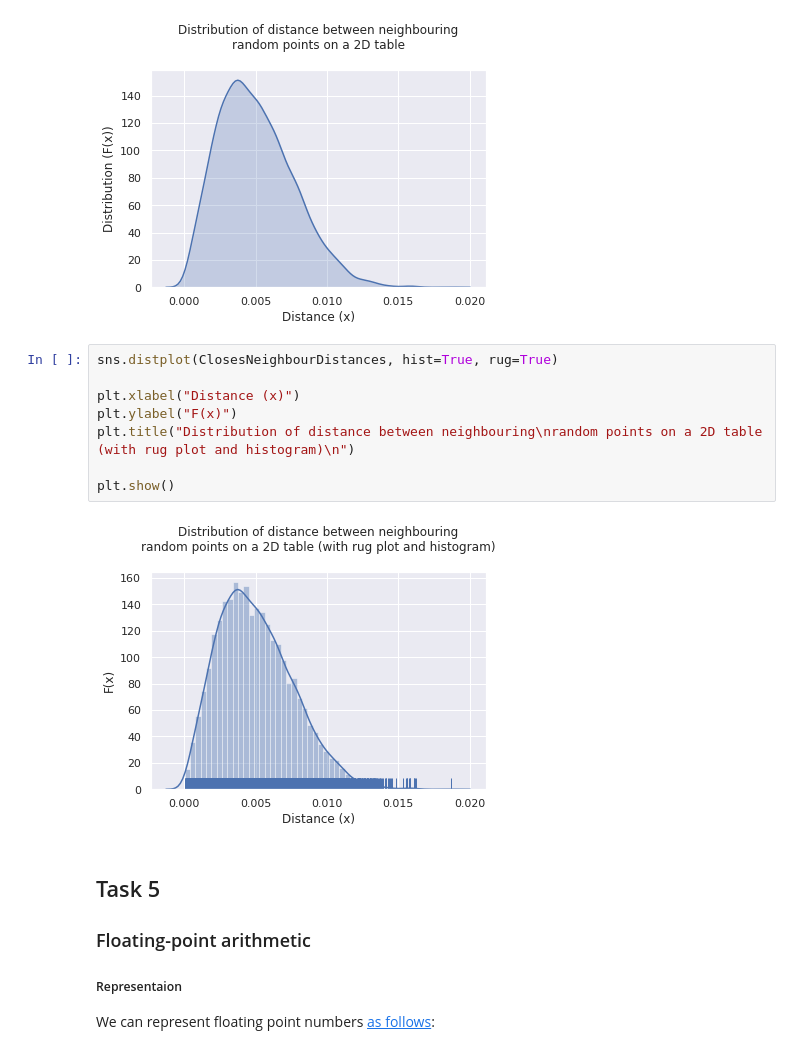
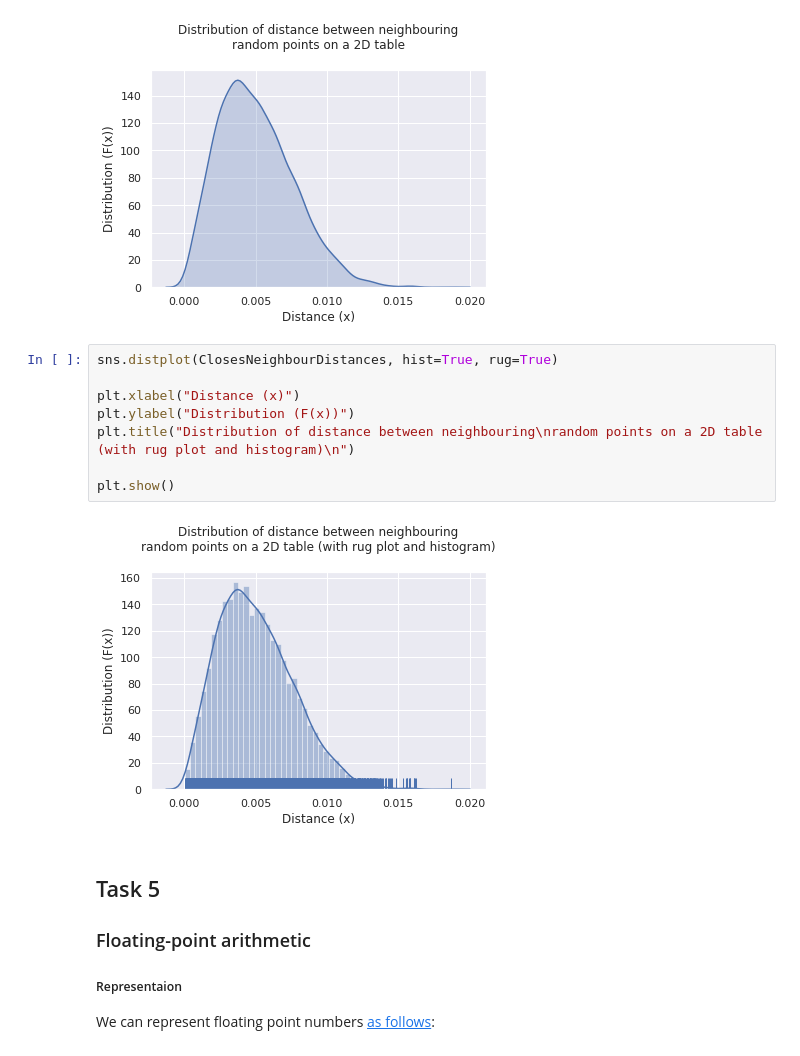
Before and after one commit to masterdesky/ELTE-signal-processing-2018, a Jupyter notebook: 1. feladatsor/1. gyakorlo feladatsor.ipynb, the cells around one changed output. Cells and saved outputs as stored; diff of their text form.

```diff
--- a/1. feladatsor/1. gyakorlo feladatsor.ipynb
+++ b/1. feladatsor/1. gyakorlo feladatsor.ipynb
@@ -860,13 +860,13 @@ plt.show()
 # %%
 sns.distplot(ClosesNeighbourDistances, hist=True, rug=True)
 
 plt.xlabel("Distance (x)")
-plt.ylabel("F(x)")
+plt.ylabel("Distribution (F(x))")
 plt.title("Distribution of distance between neighbouring\nrandom points on a 2D table (with rug plot and histogram)\n")
 
 plt.show()
 # %% [output]
-[figure, old version]
+[figure, new version]
 # %% [markdown]
 ## Task 5
 ### Floating-point arithmetic
```
